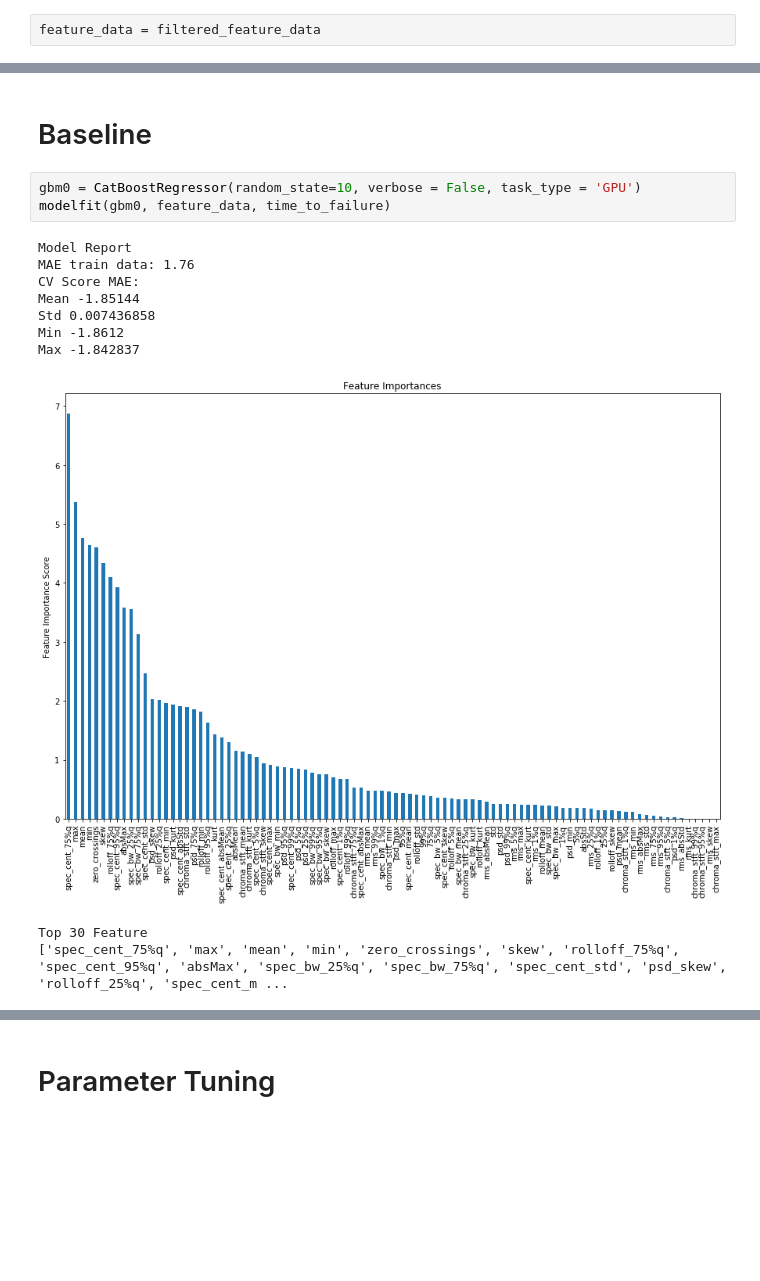
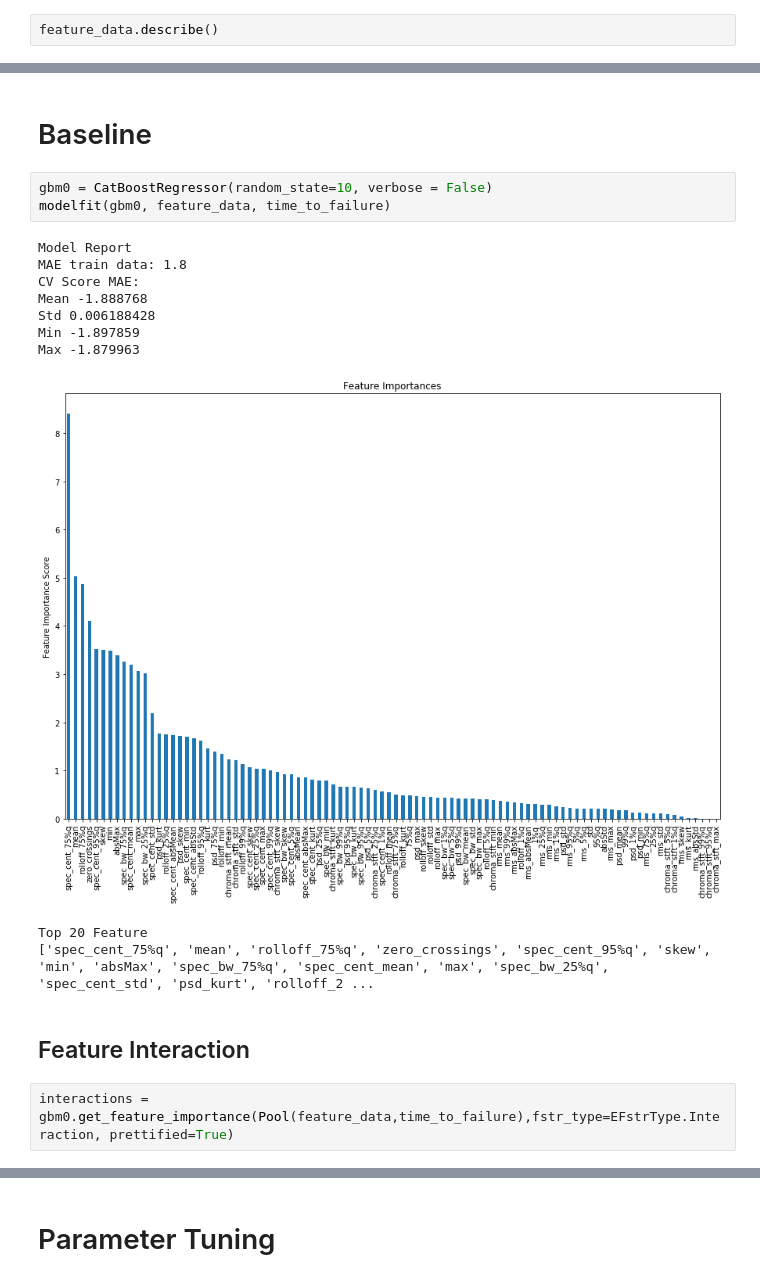
Before and after one commit to domelein/CAS_PML_Earthquake_pred, a Jupyter notebook: Model_CatBoost.ipynb, the cells around one changed output, grey strips where cells are left out. Drawn from its saved outputs; the diff is of its cells as text; blank space fills up the shorter version.

```diff
--- a/Model_CatBoost.ipynb
+++ b/Model_CatBoost.ipynb
@@ -59,2 +59,2 @@ filtered_feature_data = feature_data.filter(items=items_to_filter)
 # %%
-feature_data = filtered_feature_data
+feature_data.describe()
@@ -128,16 +131,20 @@ def modelfit(alg, dtrain, time_to_failure, performCV=True, printFeatureImportanc
 # %% [markdown]
 # Baseline
 # %%
-gbm0 = CatBoostRegressor(random_state=10, verbose = False, task_type = 'GPU')
+gbm0 = CatBoostRegressor(random_state=10, verbose = False)
 modelfit(gbm0, feature_data, time_to_failure)
 # %% [output]
 Model Report
-MAE train data: 1.76
+MAE train data: 1.8
 CV Score MAE:
-Mean -1.85144
-Std 0.007436858
-Min -1.8612
-Max -1.842837
+Mean -1.888768
+Std 0.006188428
+Min -1.897859
+Max -1.879963
-[figure, old version]
+[figure, new version]
-Top 30 Feature
-['spec_cent_75%q', 'max', 'mean', 'min', 'zero_crossings', 'skew', 'rolloff_75%q', 'spec_cent_95%q', 'absMax', 'spec_bw_25%q', 'spec_bw_75%q', 'spec_cent_std', 'psd_skew', 'rolloff_25%q', 'spec_cent_m ...
+Top 20 Feature
+['spec_cent_75%q', 'mean', 'rolloff_75%q', 'zero_crossings', 'spec_cent_95%q', 'skew', 'min', 'absMax', 'spec_bw_75%q', 'spec_cent_mean', 'max', 'spec_bw_25%q', 'spec_cent_std', 'psd_kurt', 'rolloff_2 ...
+# %% [markdown]
+## Feature Interaction
+# %%
+interactions = gbm0.get_feature_importance(Pool(feature_data,time_to_failure),fstr_type=EFstrType.Interaction, prettified=True)
```
Also changed, not shown: parts of 44 cells of this notebook.
